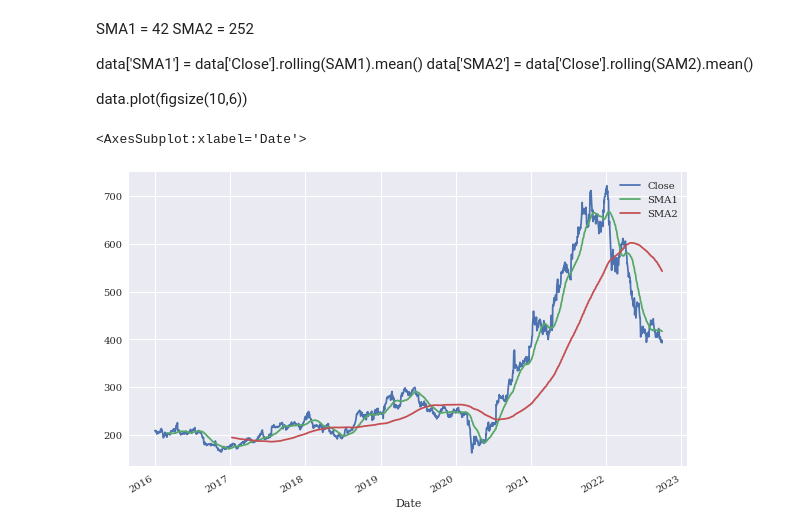
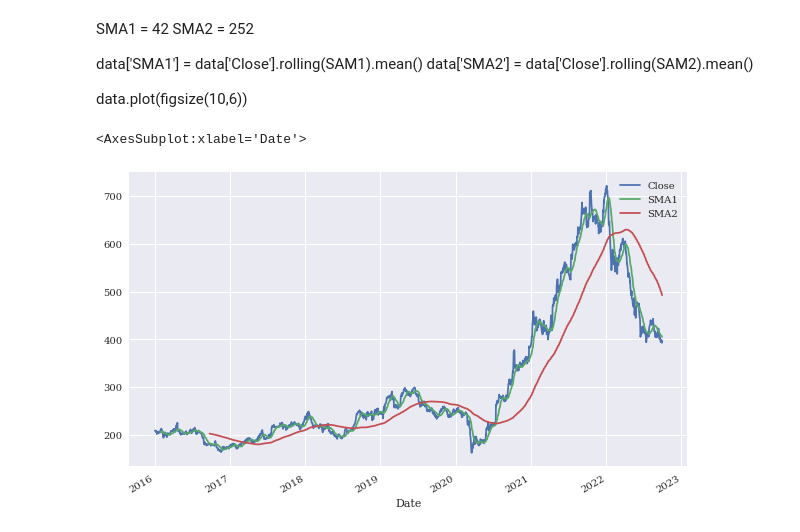
Before and after one commit to omsouravsharma/Python_for_algorithmic_trading-, a Jupyter notebook: Ch15.ipynb, the cells around one changed output. Saved outputs shown, nothing was run; the diff lists cells and outputs as text; code cells hidden in the pictures.

```diff
--- a/Ch15.ipynb
+++ b/Ch15.ipynb
@@ -38,16 +38,16 @@ data['SMA2'] = data['Close'].rolling(SAM2).mean()
 
 data.plot(figsize(10,6))
 # %%
-SMA1 = 42
-SMA2 = 252
+SMA1 = 20
+SMA2 = 180
 
 data['SMA1'] = data['Close'].rolling(SMA1).mean()
 data['SMA2'] = data['Close'].rolling(SMA2).mean()
 
 data[['Close','SMA1','SMA2']].plot(figsize=(10,6))
 # %% [output]
 <AxesSubplot:xlabel='Date'>
-[figure, old version]
+[figure, new version]
 # %%
 data['Position'] = np.where(data['SMA1']> data['SMA2'], 1, -1)
 data
```
Also changed, not shown: parts of 10 cells of this notebook.
